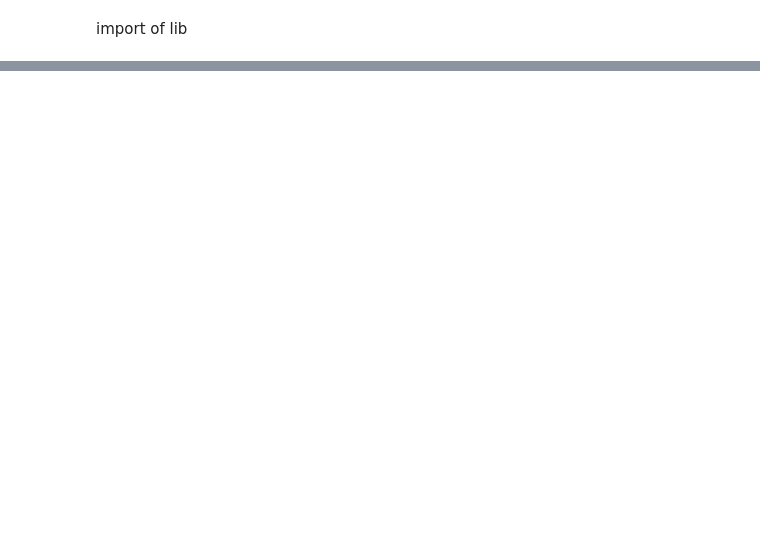
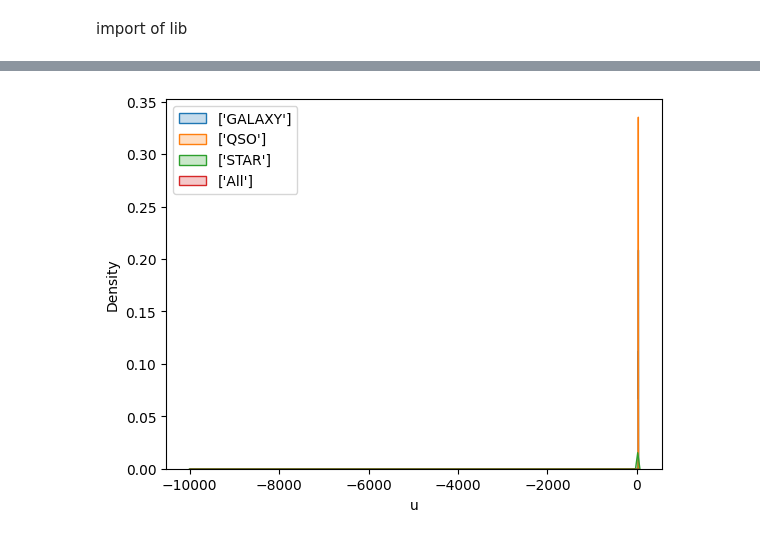
Before and after one commit to LinaDjebli/Projet_ARNN, a Jupyter notebook: star_classfication.ipynb, the cells around one changed output, grey strips where cells are left out. Saved outputs shown, nothing was run; the diff lists cells and outputs as text; code cells hidden in the pictures; blank space fills up the shorter version.

```diff
--- a/star_classfication.ipynb
+++ b/star_classfication.ipynb
@@ -377,0 +163,16 @@ as long as the values are close we are not in the overfitting  :3
+# %%
+from sklearn.calibration import LabelEncoder
+encoder=LabelEncoder()
+df['class']=encoder.fit_transform(df['class'])
+# %%
+def plot(column,df):
+    for i in range(3):
+        sns.kdeplot(data=df[df["class"] == i][column], label = encoder.inverse_transform([i]), fill = True)
+    sns.kdeplot(data=df[column],label = ["All"], fill = True)
+    plt.legend();
+
+def log_plot(column):
+    for i in range(3):
+        sns.kdeplot(data=np.log(df[df["class"] == i][column]), label = encoder.inverse_transform([i]), fill = True)
+    sns.kdeplot(data=np.log(df[column]),label = ["All"], fill = True)
+    plt.legend()
@@ -377,0 +187,4 @@ as long as the values are close we are not in the overfitting  :3
+# %%
+plot('u',df)
+# %% [output]
+[figure, added]
```
Also changed, not shown: parts of 70 cells of this notebook.
